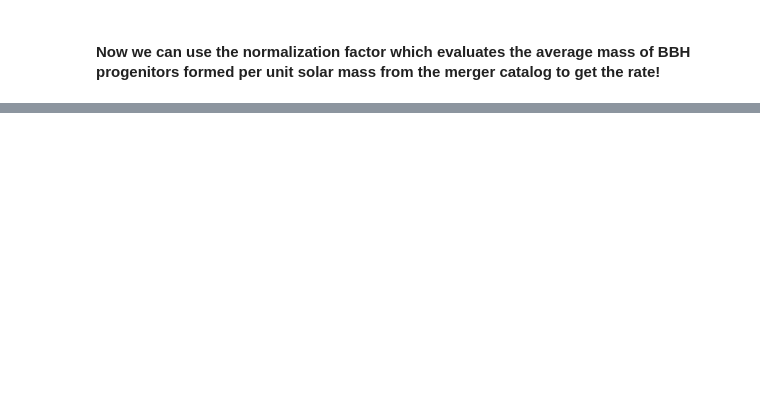
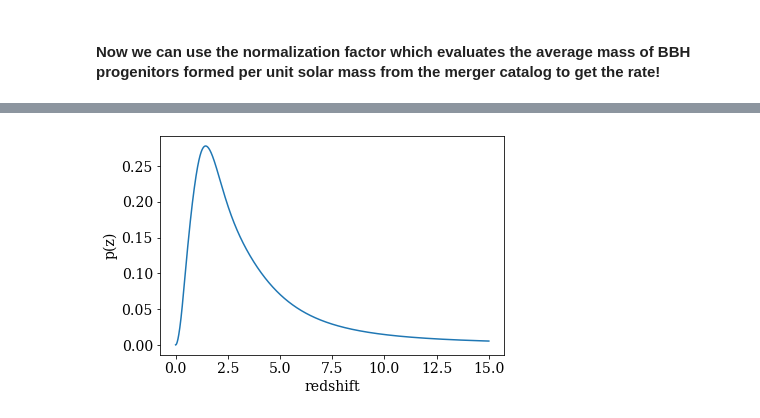
Before and after one commit to MarkGM02/cosmerge, a Jupyter notebook: sample_cat.ipynb, the cells around one changed output, grey strips where cells are left out. Saved outputs shown, nothing was run; the diff lists cells and outputs as text; code cells hidden in the pictures; blank space fills up the shorter version.

```diff
--- a/sample_cat.ipynb
+++ b/sample_cat.ipynb
@@ -88,0 +103,11 @@ plt.tight_layout()
+# %%
+pz = pdf.get_pz(mergers.t_merge, z_max=15)
+# %%
+plt.plot(z, pz(z))
+plt.xlabel('redshift')
+plt.ylabel(r'p(z)')
+#plt.yscale('log')
+#plt.ylim(1e-5, 1e1)
+plt.tight_layout()
+# %% [output]
+[figure, added]
```
Also changed, not shown: parts of 5 cells of this notebook, 1 other file.
